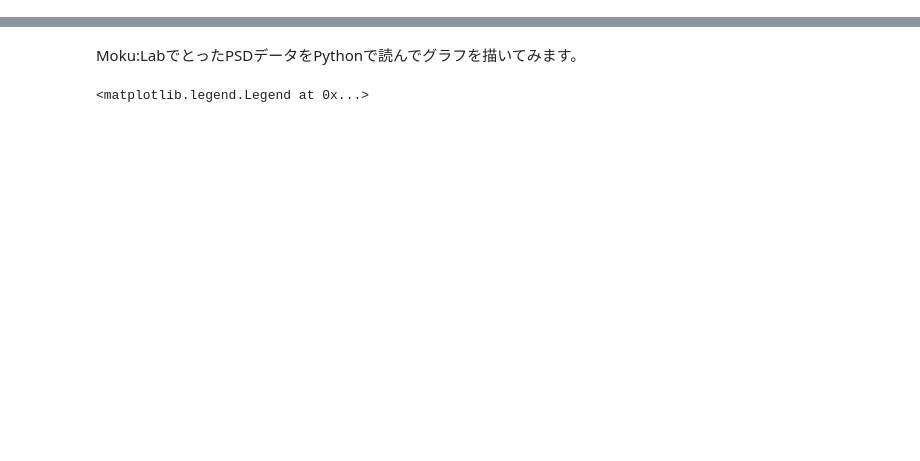
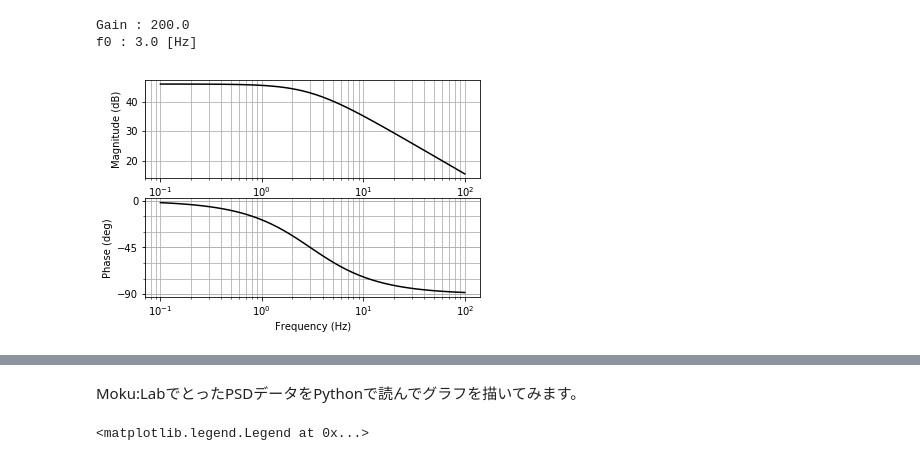
Before and after one commit to MiyoKouseki/science-camp, a Jupyter notebook: example2019/ScenceCamp.ipynb, the cells around one changed output, grey strips where cells are left out. Drawn from its saved outputs; the diff is of its cells as text; code cells hidden in the pictures; blank space fills up the shorter version.

```diff
--- a/example2019/ScenceCamp.ipynb
+++ b/example2019/ScenceCamp.ipynb
@@ -7,0 +74,16 @@ import matplotlib.pyplot as plt
+# %%
+from control import matlab
+gain = 200.0
+f0 = 3.0
+w0 = f0*2.0*np.pi # [rad]
+num = [w0*gain]
+dem = [1,w0]
+C = matlab.tf(num,dem)
+mag, phase, omega =matlab.bode(C,Plot=True,color='k')
+
+print "Gain : {0}".format(gain)
+print "f0 : {0} [Hz]".format(f0)
+# %% [output]
+Gain : 200.0
+f0 : 3.0 [Hz]
+[figure, added]
```
Also changed, not shown: parts of 37 cells of this notebook, 1 other file.
